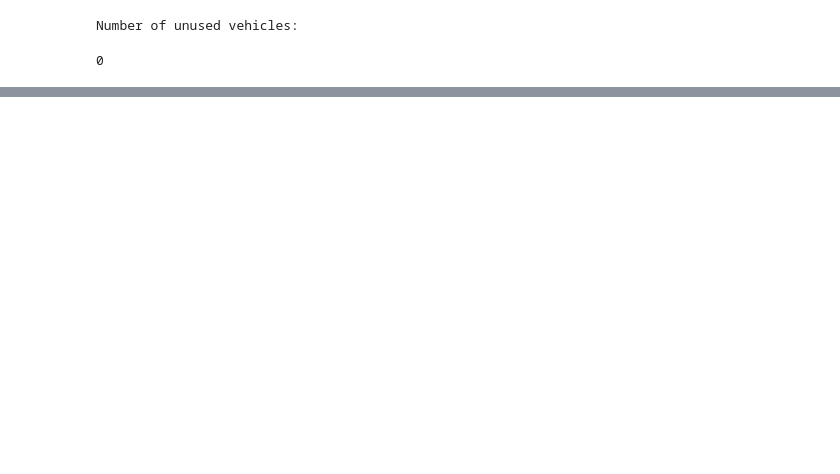
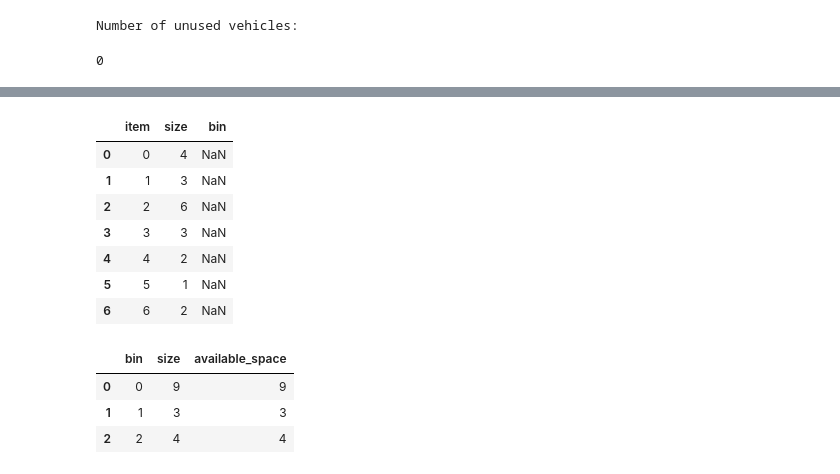
Before and after one commit to KrupaPrag/Logistics_Project, a Jupyter notebook: BinPackingProblem.ipynb, the cells around one changed output, grey strips where cells are left out. Cells and saved outputs as stored; diff of their text form; code cells hidden in the pictures; blank space fills up the shorter version.

```diff
--- a/BinPackingProblem.ipynb
+++ b/BinPackingProblem.ipynb
@@ -286,0 +396,20 @@ Number of unused vehicles:
+# %%
+df_items_copy5 = df_items.copy()
+df_items_copy5
+# %% [output]
+|  | item | size | bin |
+| 0 | 0 | 4 | NaN |
+| 1 | 1 | 3 | NaN |
+| 2 | 2 | 6 | NaN |
+| 3 | 3 | 3 | NaN |
+| 4 | 4 | 2 | NaN |
+| 5 | 5 | 1 | NaN |
+| 6 | 6 | 2 | NaN |
+# %%
+df_vehicles_copy5 = df_vehicles.copy()
+df_vehicles_copy5
+# %% [output]
+|  | bin | size | available_space |
+| 0 | 0 | 9 | 9 |
+| 1 | 1 | 3 | 3 |
+| 2 | 2 | 4 | 4 |
```
Also changed, not shown: parts of 35 cells of this notebook, 2 other files.
